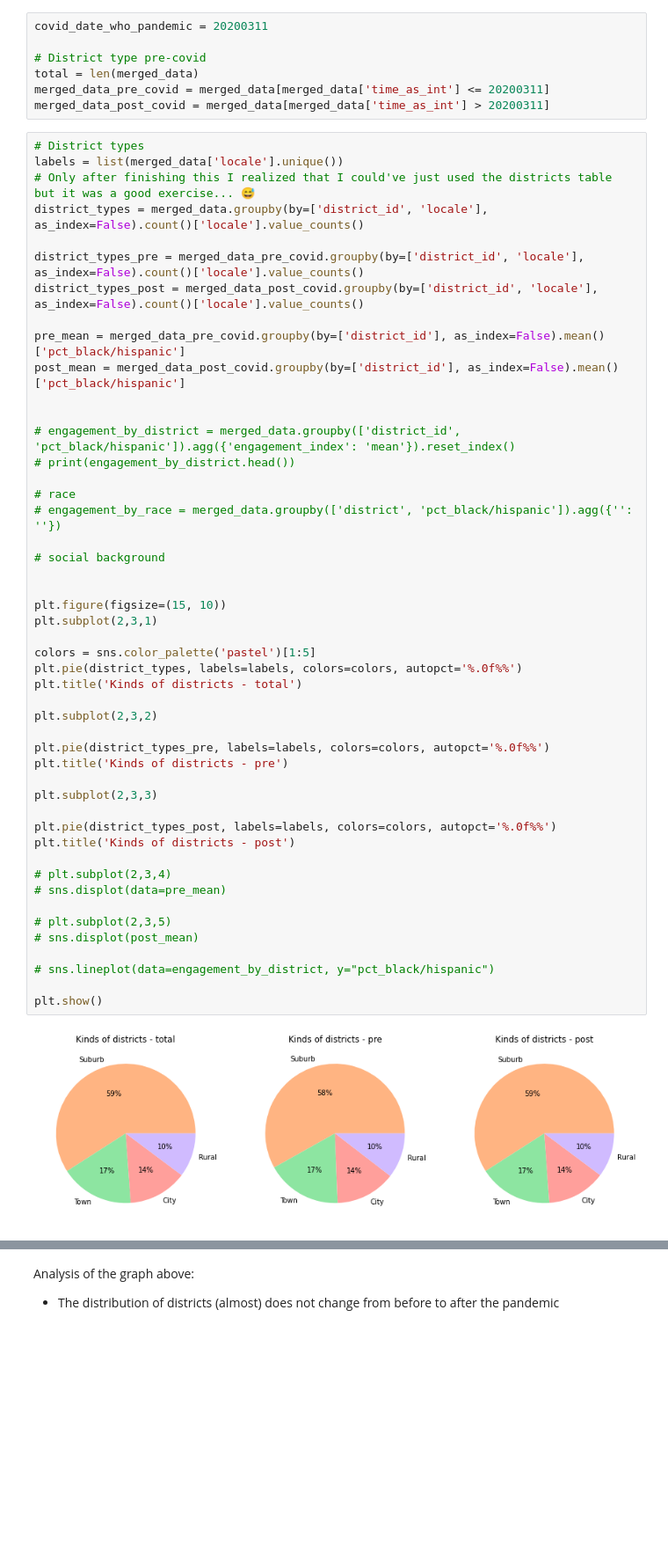
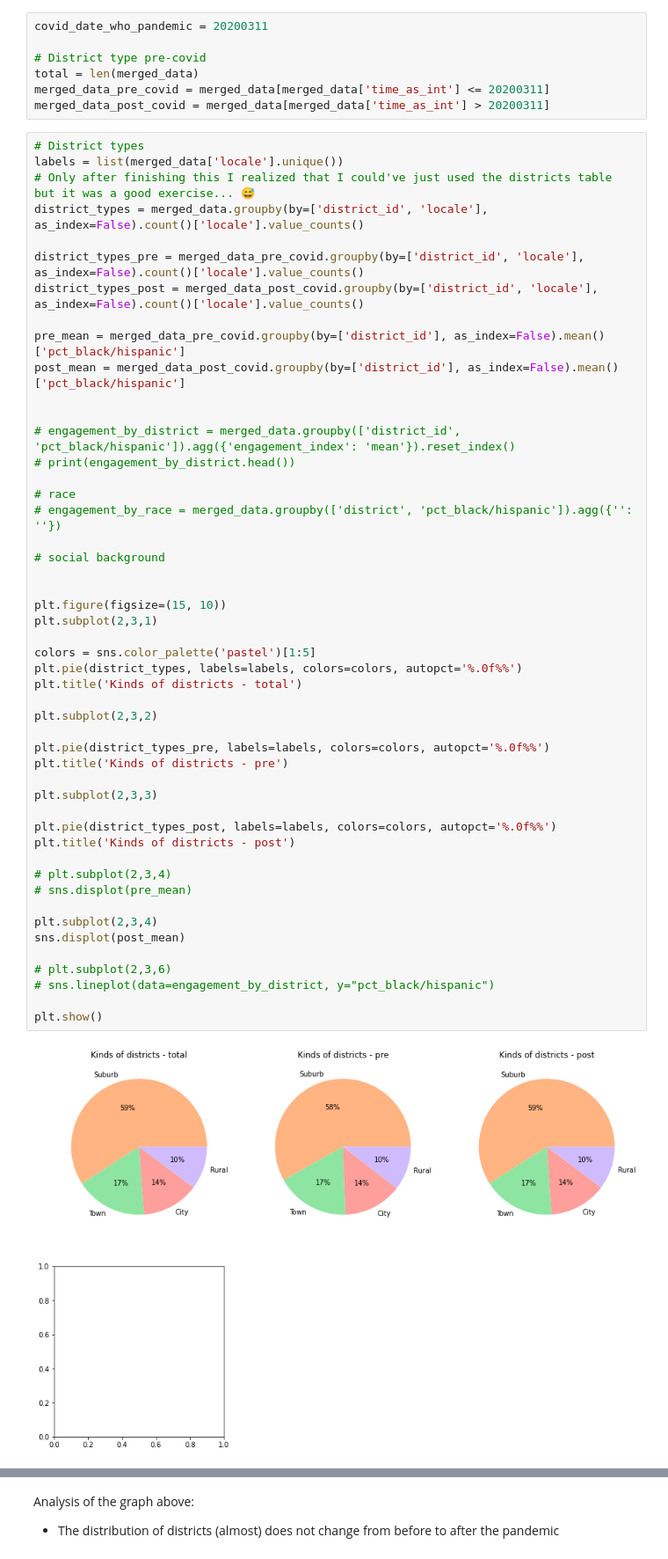
Before and after one commit to andrekovac/covid19-education-impact, a Jupyter notebook: covid19_education_data_analysis_MERGED.ipynb, the cells around one changed output, grey strips where cells are left out. Shown at 88% size. Drawn from its saved outputs; the diff is of its cells as text; blank space fills up the shorter version.

```diff
--- a/covid19_education_data_analysis_MERGED.ipynb
+++ b/covid19_education_data_analysis_MERGED.ipynb
@@ -280,34 +280,35 @@ post_mean = merged_data_post_covid.groupby(by=['district_id'], as_index=False).m
 # race
 # engagement_by_race = merged_data.groupby(['district', 'pct_black/hispanic']).agg({'': ''})
 
 # social background
 
 
 plt.figure(figsize=(15, 10))
 plt.subplot(2,3,1)
 
 colors = sns.color_palette('pastel')[1:5]
 plt.pie(district_types, labels=labels, colors=colors, autopct='%.0f%%')
 plt.title('Kinds of districts - total')
 
 plt.subplot(2,3,2)
 
 plt.pie(district_types_pre, labels=labels, colors=colors, autopct='%.0f%%')
 plt.title('Kinds of districts - pre')
 
 plt.subplot(2,3,3)
 
 plt.pie(district_types_post, labels=labels, colors=colors, autopct='%.0f%%')
 plt.title('Kinds of districts - post')
 
 # plt.subplot(2,3,4)
-# sns.displot(data=pre_mean)
+# sns.displot(pre_mean)
 
-# plt.subplot(2,3,5)
-# sns.displot(post_mean)
+plt.subplot(2,3,4)
+sns.displot(post_mean)
 
+# plt.subplot(2,3,6)
 # sns.lineplot(data=engagement_by_district, y="pct_black/hispanic")
 
 plt.show()
 # %% [output]
-[figure, old version]
+[figure, new version]
```
Also changed, not shown: parts of 2 cells of this notebook.
